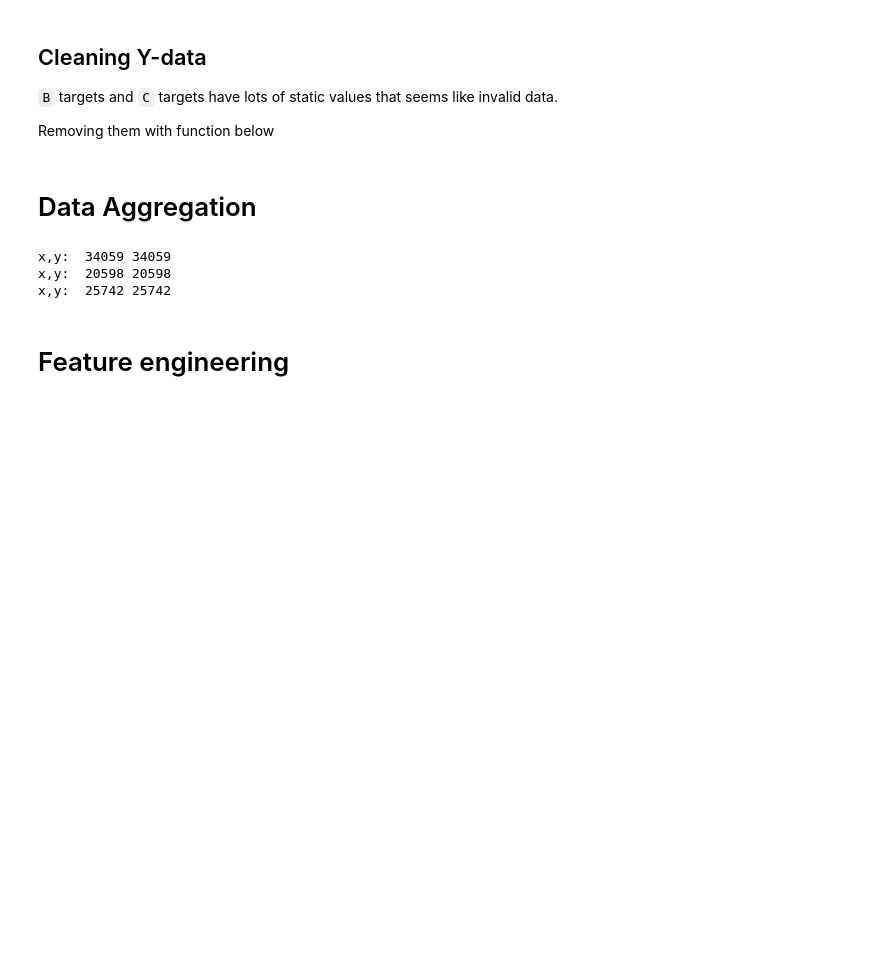
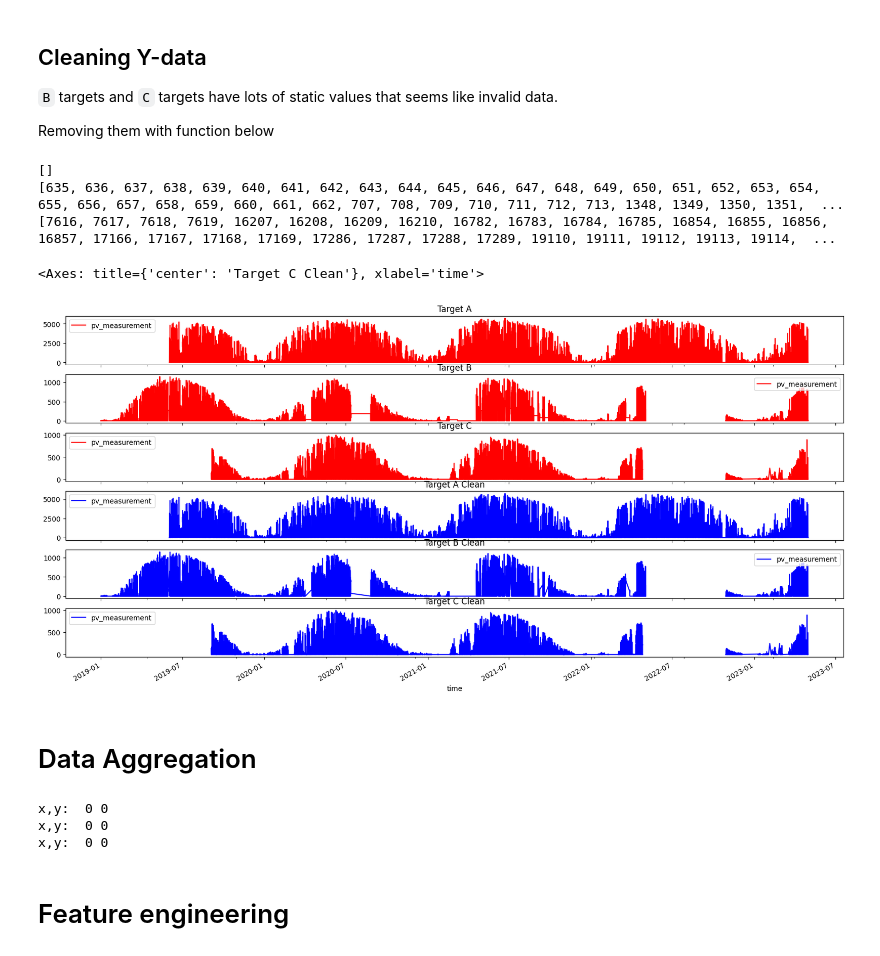
Before and after one commit to olejacobmellgren/solar-panel-energy-ml, a Jupyter notebook: model_notebooks/template_notebook_model.ipynb, the cells around one changed output. Saved outputs shown, nothing was run; the diff lists cells and outputs as text; code cells hidden in the pictures; blank space fills up the shorter version.

```diff
--- a/model_notebooks/template_notebook_model.ipynb
+++ b/model_notebooks/template_notebook_model.ipynb
@@ -52,34 +56,40 @@ Removing them with function below
 # %%
 def fix_y_holes(y: pd.DataFrame) -> pd.DataFrame:
     Y = y
     drop_val = None
     index_dropper = []
     for i in range(1, len(Y)-4): # Since we match on 4 consecutive values.
         if Y['pv_measurement'].iloc[i] != 0:
             if (Y['pv_measurement'].iloc[i] == Y['pv_measurement'].iloc[i+1] and Y['pv_measurement'].iloc[i+1] == Y['pv_measurement'].iloc[i+2] and Y['pv_measurement'].iloc[i+2] == Y['pv_measurement'].iloc[i+3]):
                 drop_val = Y['pv_measurement'].iloc[i]
         if Y['pv_measurement'].iloc[i] == drop_val:
             index_dropper.append(i)
         else:
             if drop_val != None:
                 drop_val = None
     print(index_dropper)
     return Y.drop(index_dropper)
 
 import matplotlib.pylab as plt
 fig, axs = plt.subplots(6, 1, figsize=(20, 10), sharex=True)
 YA[['time', 'pv_measurement']].set_index('time').plot(ax=axs[0], title='Target A', color='red')
 YB[['time', 'pv_measurement']].set_index('time').plot(ax=axs[1], title='Target B', color='red')
 YC[['time', 'pv_measurement']].set_index('time').plot(ax=axs[2], title='Target C', color='red')
 
 
-YA_clean = fix_y_holes(YA)
-YB_clean = fix_y_holes(YB)
-YC_clean = fix_y_holes(YC)
+YA = fix_y_holes(YA)
+YB = fix_y_holes(YB)
+YC = fix_y_holes(YC)
 
-YA_clean[['time', 'pv_measurement']].set_index('time').plot(ax=axs[3], title='Target A Clean', color='blue')
-YB_clean[['time', 'pv_measurement']].set_index('time').plot(ax=axs[4], title='Target B Clean', color='blue')
-YC_clean[['time', 'pv_measurement']].set_index('time').plot(ax=axs[5], title='Target C Clean', color='blue')
+YA[['time', 'pv_measurement']].set_index('time').plot(ax=axs[3], title='Target A Clean', color='blue')
+YB[['time', 'pv_measurement']].set_index('time').plot(ax=axs[4], title='Target B Clean', color='blue')
+YC[['time', 'pv_measurement']].set_index('time').plot(ax=axs[5], title='Target C Clean', color='blue')
+# %% [output]
+[]
+[635, 636, 637, 638, 639, 640, 641, 642, 643, 644, 645, 646, 647, 648, 649, 650, 651, 652, 653, 654, 655, 656, 657, 658, 659, 660, 661, 662, 707, 708, 709, 710, 711, 712, 713, 1348, 1349, 1350, 1351,  ...
+[7616, 7617, 7618, 7619, 16207, 16208, 16209, 16210, 16782, 16783, 16784, 16785, 16854, 16855, 16856, 16857, 17166, 17167, 17168, 17169, 17286, 17287, 17288, 17289, 19110, 19111, 19112, 19113, 19114,  ...
+<Axes: title={'center': 'Target C Clean'}, xlabel='time'>
+[figure, added]
 # %% [markdown]
 # Data Aggregation
 # %%
@@ -128,9 +138,9 @@ for j in range(len(X_frames_test)):
 for x in range(len(X_train)):
     print("x,y: ", len(X_train[x]), len(Y_train[x]))
 # %% [output]
-x,y:  34059 34059
-x,y:  20598 20598
-x,y:  25742 25742
+x,y:  0 0
+x,y:  0 0
+x,y:  0 0
 # %% [markdown]
 # Feature engineering
 # %%
```
Also changed, not shown: parts of 2 cells of this notebook.
